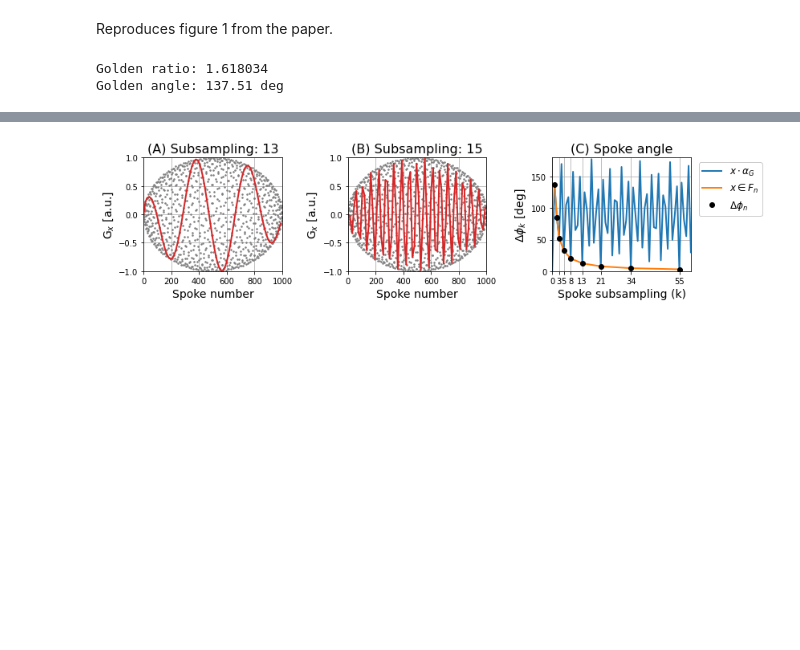
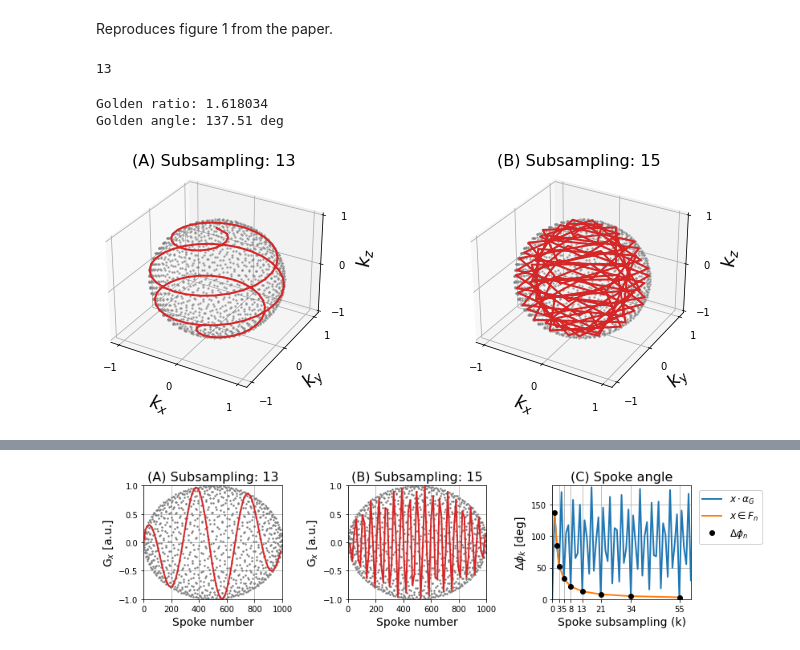
Before and after one commit to emilljungberg/merlin_mrm, a Jupyter notebook: notebooks/Figure1_Trajectory_Fibonacci.ipynb, the cells around one changed output, grey strips where cells are left out. Saved outputs shown, nothing was run; the diff lists cells and outputs as text; code cells hidden in the pictures; blank space fills up the shorter version.

```diff
--- a/notebooks/Figure1_Trajectory_Fibonacci.ipynb
+++ b/notebooks/Figure1_Trajectory_Fibonacci.ipynb
@@ -7,3 +8,7 @@ from pymerlin.utils import fibonacci
+# %%
+fibonacci(7)
+# %% [output]
+13
 # %%
 # Golden ratio
 g = (1 + np.sqrt(5))/2
@@ -15,3 +20,41 @@ print("Golden ratio: {:.6f}\nGolden angle: {:.2f} deg".format(g, np.rad2deg(ag))
 # %% [output]
 Golden ratio: 1.618034
 Golden angle: 137.51 deg
+# %%
+nspokes = 1300
+n = np.arange(nspokes)
+
+traj = linear_phyllotaxis(nspokes, nint=13, sf=7)
+
+# Increment azimuthal angle by golden angle
+phi = n*ag
+# Produce a linear z gradient
+z = 1 - 2*n/(nspokes-1)
+theta = np.arccos(z)
+
+# Convert to spherical coordinates
+x = np.cos(phi)*np.sin(theta)
+y = np.sin(phi)*np.sin(theta)
+
+fig = plt.figure(figsize=(12,4))
+labs = ['A', 'B']
+for (i,ss) in enumerate([13,15]):
+    ax = fig.add_subplot(1,2,i+1,projection='3d', facecolor='w')
+
+    plt.plot(x,y,z, '.', alpha=0.5, markersize=3, color='gray')
+    plt.plot(x[0::ss], y[0::ss], z[0::ss], color='C03', linewidth=2)
+#     plt.plot(traj[0:100,0],traj[0:100,1],traj[0:100,2])
+    ax.set_xticks([-1,0,1])
+    ax.set_yticks([-1,0,1])
+    ax.set_zticks([-1,0,1])
+    ax.set_xlabel(r'$k_x$', fontsize=18)
+    ax.set_ylabel(r'$k_y$', fontsize=18)
+    ax.set_zlabel(r'$k_z$', fontsize=18)
+    plt.title('({}) Subsampling: {:d}'.format(labs[i], ss), fontsize=16)
+    ax.dist = 9
+
+# plt.tight_layout()
+plt.savefig('Figure1AB.png', dpi=300)
+plt.show()
+# %% [output]
+[figure, added]
```
Also changed, not shown: parts of 5 cells of this notebook, 4 other files.
